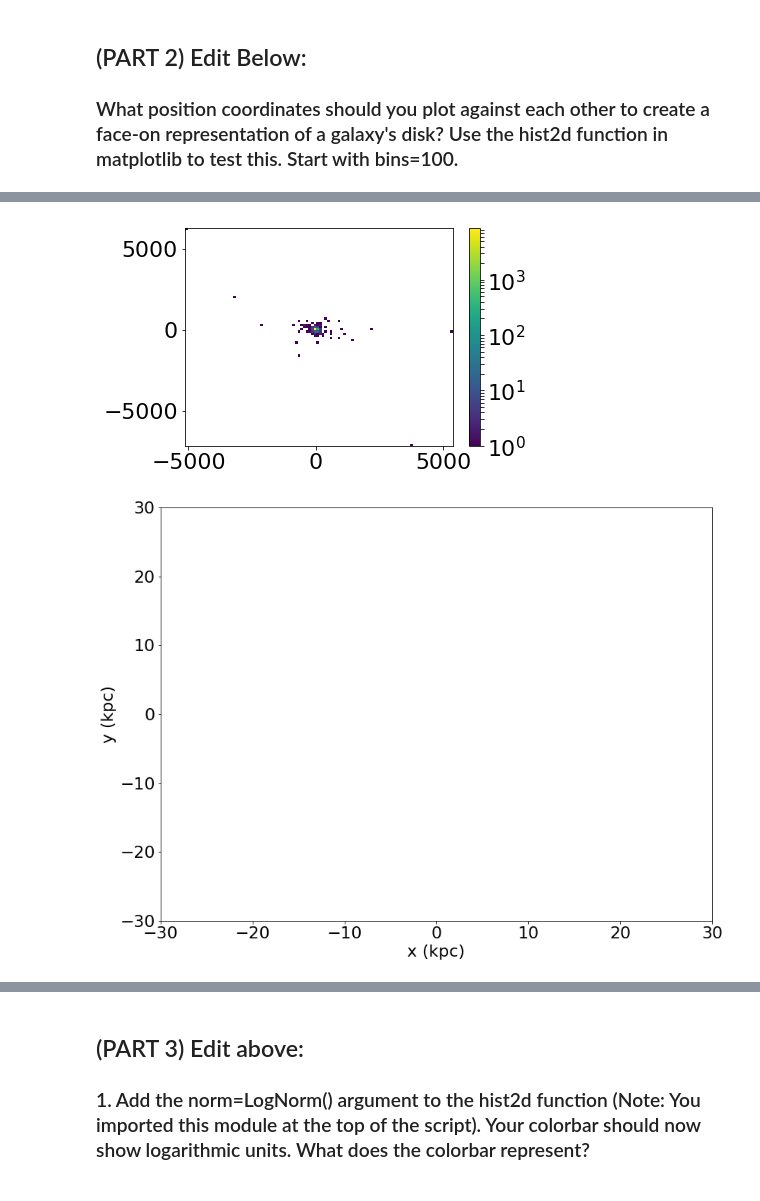
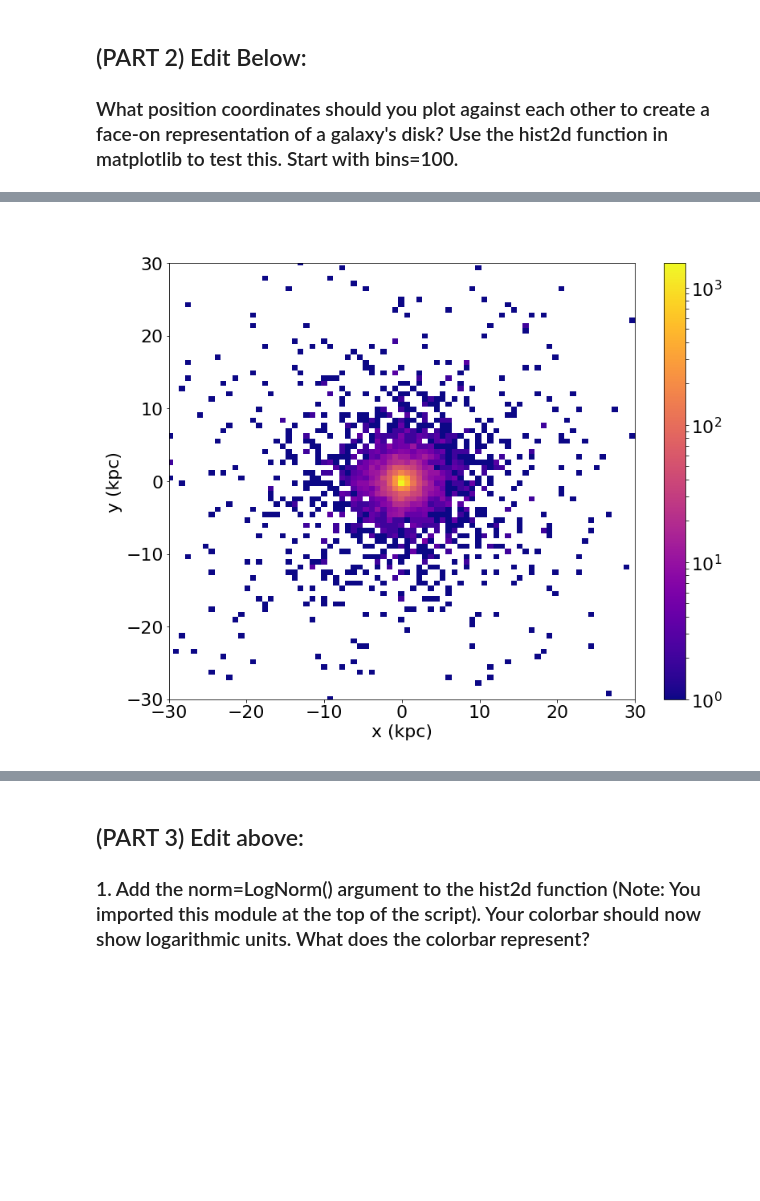
Before and after one commit to Ximena89/and_yet_it_moves, a Jupyter notebook: codigo/Plotting_Template.ipynb, the cells around one changed output, grey strips where cells are left out. Cells and saved outputs as stored; diff of their text form; code cells hidden in the pictures; blank space fills up the shorter version.

Commit message:
full disk, dm & bulge postions plots

```diff
--- a/codigo/Plotting_Template.ipynb
+++ b/codigo/Plotting_Template.ipynb
@@ -50,6 +50,16 @@ ypos_bulge= pos_bulge[:,1]
 
 zpos_bulge= pos_bulge[:,2]
 
+r_bulge = np.sqrt(xpos_bulge**2 + ypos_bulge**2 + zpos_bulge**2)
+
+r_bulge_cut = np.where(r_bulge<40)[0]
+
+xpos_bulge_in_40 = xpos_bulge[r_bulge_cut]
+
+ypos_bulge_in_40 = ypos_bulge[r_bulge_cut]
+
+zpos_bulge_in_40 = zpos_bulge[r_bulge_cut]
+
 #Store bulge velocities
 
 vel_bulge = pyg.readsnap("../sims/MW_1M_db_010",'vel','bulge')
@@ -60,7 +70,7 @@ yvel_bulge= vel_bulge[:,1]
 
 zvel_bulge= vel_bulge[:,2]
 
-#Store bulge position
+#Store dm position
 
 pos_dm= pyg.readsnap("../sims/MW_1M_db_010", "pos", "dm")
 
@@ -70,7 +80,26 @@ ypos_dm= pos_dm[:,1]
 
 zpos_dm= pos_dm[:,2]
 
-#Store bulge velocities
+r_dm = np.sqrt(xpos_dm**2 + ypos_dm**2 + zpos_dm**2)
+
+r_dm_cut = np.where(r_dm<40)[0]
+
+xpos_dm_in_40 = xpos_dm[r_dm_cut]
+
+ypos_dm_in_40 = ypos_dm[r_dm_cut]
+
+zpos_dm_in_40 = zpos_dm[r_dm_cut]
+
+r_dm_cut1 = np.where(r_dm<20)[0]
+
+xpos_dm_in_20 = xpos_dm[r_dm_cut1]
+
+ypos_dm_in_20 = ypos_dm[r_dm_cut1]
+
+zpos_dm_in_20 = zpos_dm[r_dm_cut1]
+
+
+#Store dm velocities
 
 vel_dm = pyg.readsnap("../sims/MW_1M_db_010",'vel','dm')
 
@@ -137,26 +166,26 @@ matplotlib.rcParams['ytick.labelsize'] = label_size
 # %%
 #### Bulge position plot ####
-# hist2d(xaxis, yaxis,bins)
-
-plt.hist2d(xpos_bulge, ypos_bulge, bins=100, norm=LogNorm(), cmap='viridis')
-plt.colorbar()
+# hist2d(xaxis, yaxis, bins)
 
 fig = plt.figure(figsize=(13,10))
 ax = plt.subplot(111)
+
+plt.hist2d(xpos_bulge_in_40, ypos_bulge_in_40, bins=100, norm=LogNorm(), cmap='plasma')
+plt.colorbar()
+
 
 # Add axis labels
 plt.xlabel('x (kpc)', fontsize=22)
 plt.ylabel('y (kpc)', fontsize=22)
 
 #set axis limits
 plt.ylim(-30,30)
 plt.xlim(-30,30)
 
 #adjust tick label font size
 label_size = 22
 matplotlib.rcParams['xtick.labelsize'] = label_size
 matplotlib.rcParams['ytick.labelsize'] = label_size
 # %% [output]
-[figure, old version]
+[figure, new version]
-[figure, removed]
 # %%
```
Also changed, not shown: parts of 4 cells of this notebook.
